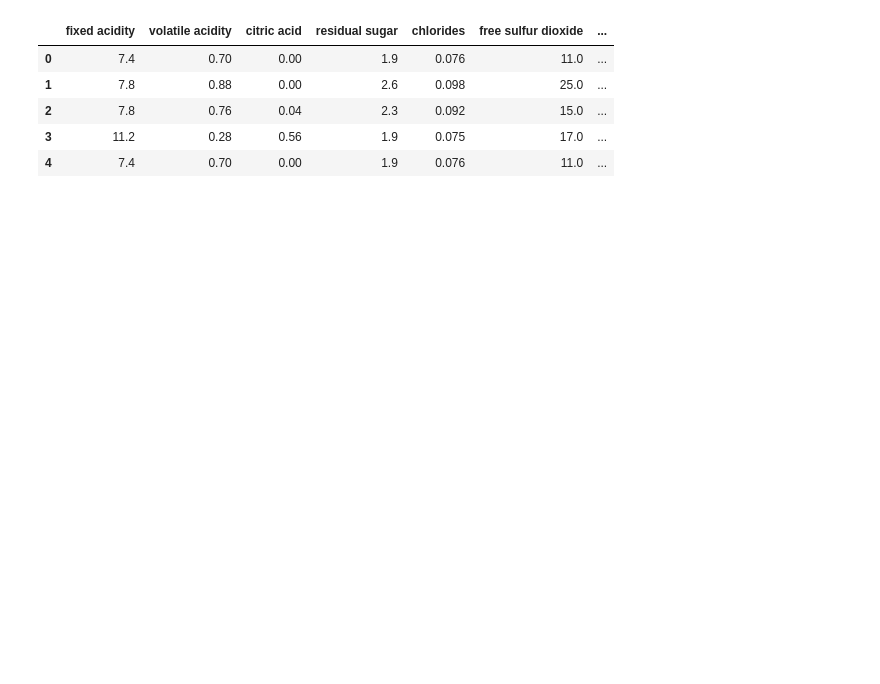
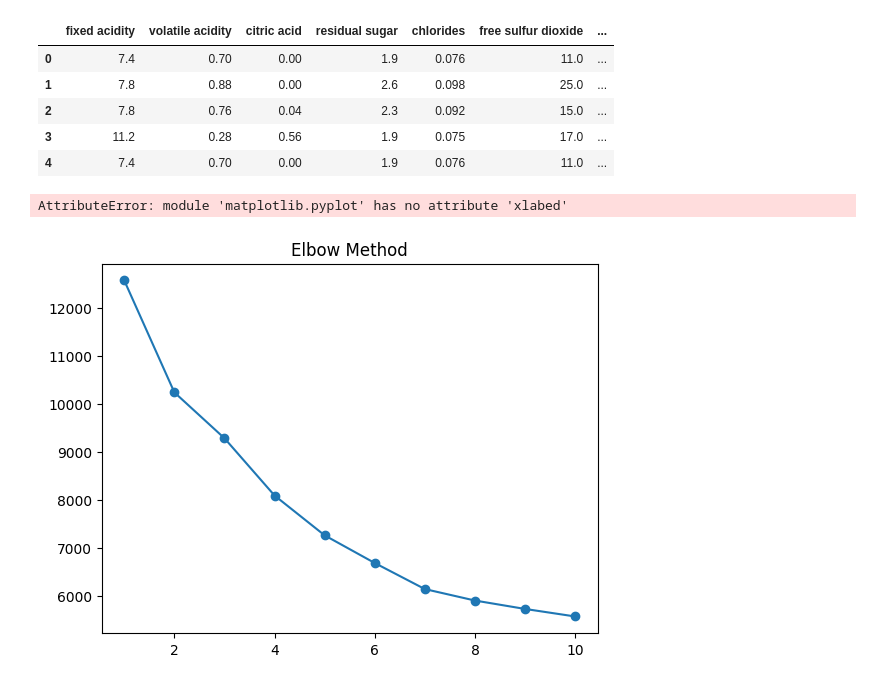
Before and after one commit to sameerrajbhar7-collab/WineQT, a Jupyter notebook: WineQT.ipynb, the cells around one changed output. Drawn from its saved outputs; the diff is of its cells as text; code cells hidden in the pictures; blank space fills up the shorter version.

Commit message:
APPLY Kmeans

```diff
--- a/WineQT.ipynb
+++ b/WineQT.ipynb
@@ -10,3 +17,35 @@ df.head()
 | 2 | 7.8 | 0.76 | 0.04 | 2.3 | 0.092 | 15.0 | ... |
 | 3 | 11.2 | 0.28 | 0.56 | 1.9 | 0.075 | 17.0 | ... |
 | 4 | 7.4 | 0.70 | 0.00 | 1.9 | 0.076 | 11.0 | ... |
+# %%
+# Drop ID and Target (IMPORTANT)
+
+df = df.drop(["Id", "quality"], axis=1)
+# %%
+# Scaling Data
+
+scaler = StandardScaler()
+x_scaled = scaler.fit_transform(df)
+# %%
+# Elbow Method
+
+interia = []
+
+k_range = range(1, 11)
+
+for k in k_range:
+    k_means = KMeans(n_clusters=k, random_state=42)
+    k_means.fit(x_scaled)
+    interia.append(k_means.inertia_)
+# %%
+# Plot Elbow
+
+plt.figure()
+plt.plot(k_range, interia, marker='o')
+plt.title("Elbow Method")
+plt.xlabed("Number of Clusters")
+plt.ylabel("Inertia")
+plt.show()
+# %% [output]
+AttributeError: module 'matplotlib.pyplot' has no attribute 'xlabed'
+[figure, added]
```
Also changed, not shown: parts of 4 cells of this notebook.
